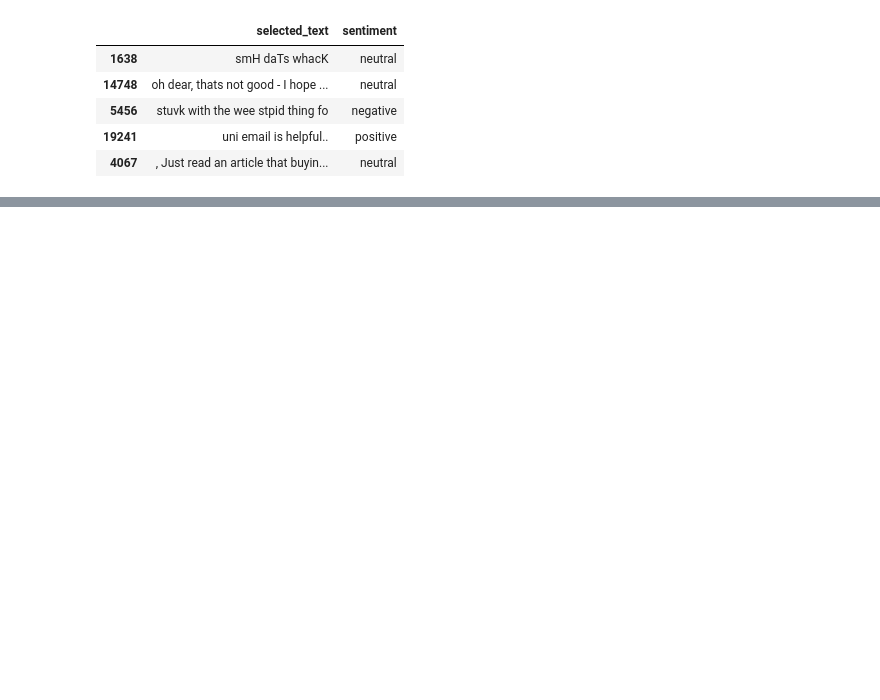
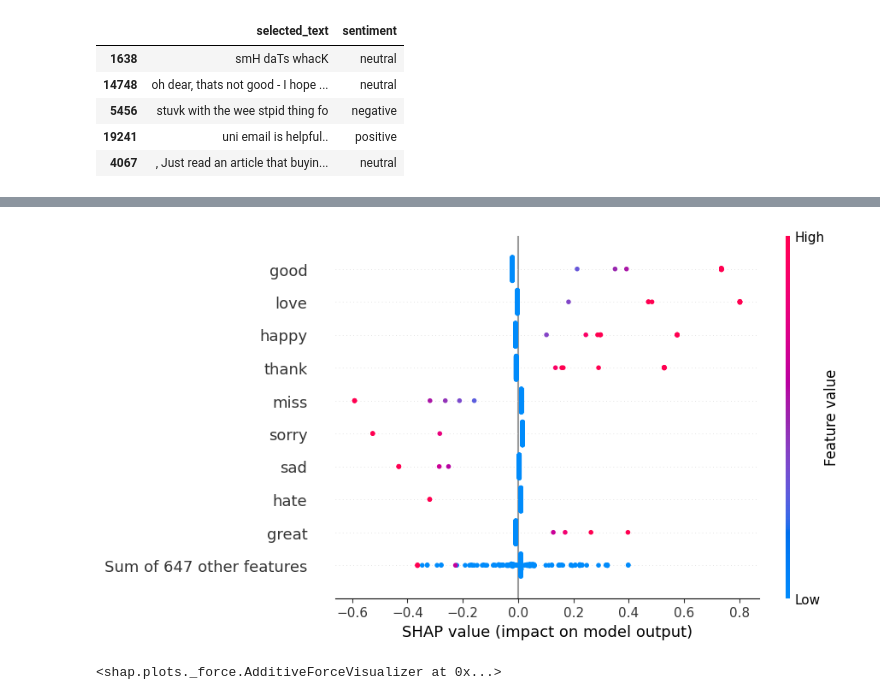
Before and after one commit to Aristondo01/NLP_Analisis_Preprocesamiento, a Jupyter notebook: Modelobase.ipynb, the cells around one changed output, grey strips where cells are left out. Drawn from its saved outputs; the diff is of its cells as text; code cells hidden in the pictures; blank space fills up the shorter version.

Commit message:
Update Shap Model

```diff
--- a/Modelobase.ipynb
+++ b/Modelobase.ipynb
@@ -48,6 +50,8 @@ df_base.head()
 | 5456 | stuvk with the wee stpid thing fo | negative |
 | 19241 | uni email is helpful.. | positive |
 | 4067 | , Just read an article that buyin... | neutral |
+# %%
+df_base = df_base[df_base['sentiment'] != 'neutral']
 # %%
 def preprocess_text(text):
     # 0. Eliminación de números
@@ -117,0 +96,10 @@ shap.summary_plot(shap_values, X_test.toarray(), feature_names=vectorizer.get_fe
+# %%
+X = df_base['processed_text']
+y = df_base['sentiment']
+corpus_train, corpus_test, y_train, y_test = train_test_split(X, y, test_size=0.2, random_state=7)
+
+vectorizer = TfidfVectorizer(min_df=1)
+X_train = vectorizer.fit_transform(
+    corpus_train
+).toarray()
+X_test = vectorizer.transform(corpus_test).toarray()
@@ -117,0 +121,4 @@ shap.summary_plot(shap_values, X_test.toarray(), feature_names=vectorizer.get_fe
+# %%
+model = sklearn.linear_model.LogisticRegression(penalty="l2", C=0.1)
+model.fit(X_train, y_train)
+print(classification_report(y_test, model.predict(X_test)))
@@ -117,0 +134,7 @@ shap.summary_plot(shap_values, X_test.toarray(), feature_names=vectorizer.get_fe
+# %%
+explainer = shap.Explainer(model, X_train, feature_names=vectorizer.get_feature_names_out())
+shap_values = explainer(X_test)
+# %%
+shap.plots.beeswarm(shap_values)
+# %% [output]
+[figure, added]
@@ -117,0 +143,10 @@ shap.summary_plot(shap_values, X_test.toarray(), feature_names=vectorizer.get_fe
+# %%
+sentence_vectorized = vectorizer.transform([sentence]).toarray()
+
+# Generar los valores SHAP para la oración
+shap_values = explainer(sentence_vectorized)
+
+# Visualizar la explicación con un gráfico de tipo fuerza (force plot)
+shap.plots.force(shap_values[0])
+# %% [output]
+<shap.plots._force.AdditiveForceVisualizer at 0x...>
```
Also changed, not shown: parts of 8 cells of this notebook.
